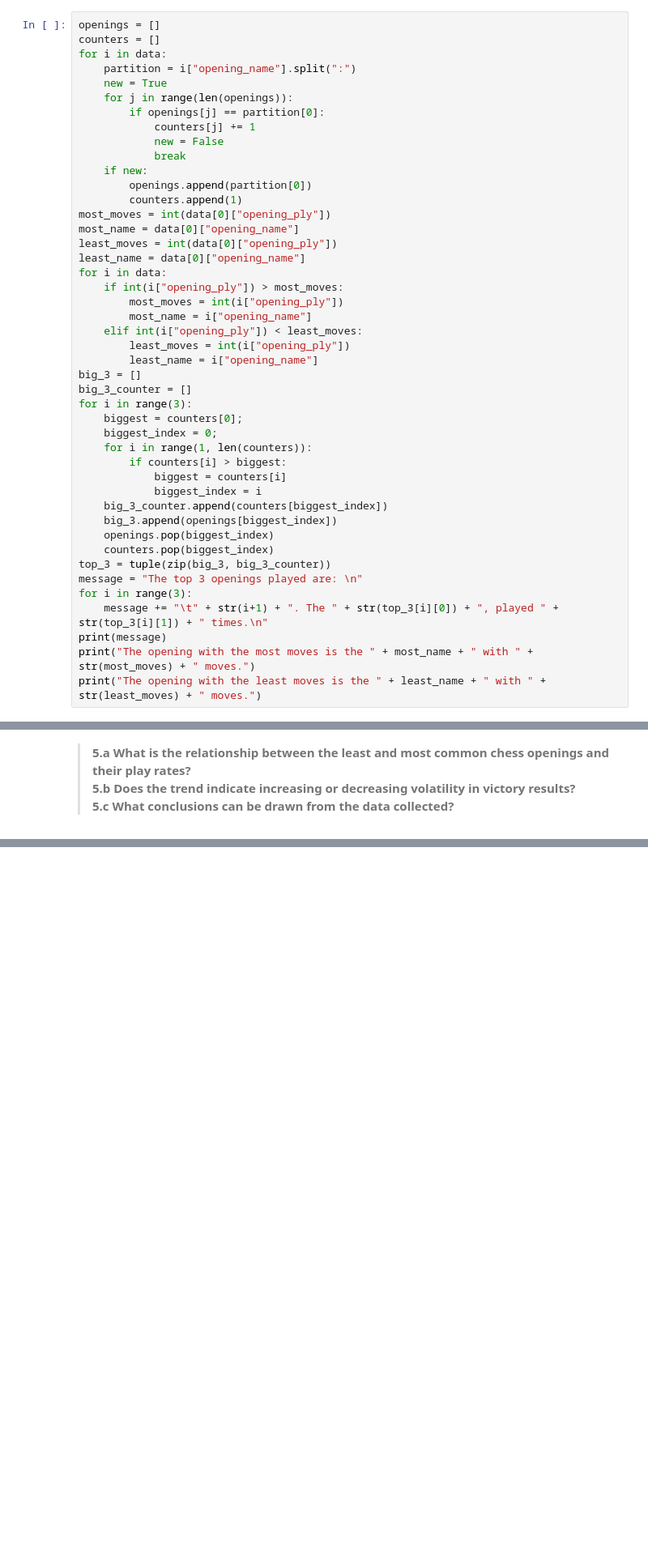
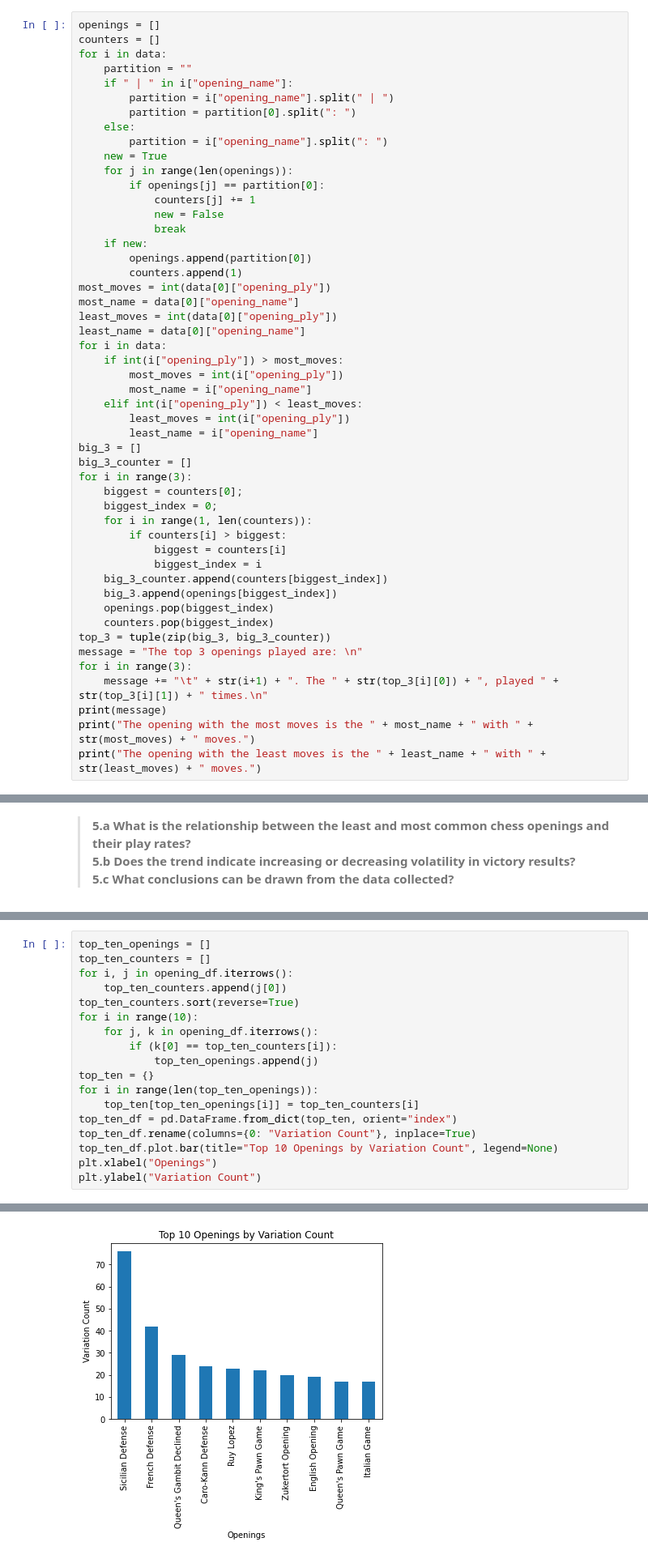
Before and after one commit to AldenCh/CSCI2000U-Final-Project, a Jupyter notebook: group-10-final-project.ipynb, the cells around one changed output, grey strips where cells are left out. Shown at 81% size. Cells and saved outputs as stored; diff of their text form; blank space fills up the shorter version.

```diff
--- a/group-10-final-project.ipynb
+++ b/group-10-final-project.ipynb
@@ -289,7 +290,12 @@ The lowest rated player for black was hortense with a rating of 791.
 openings = []
 counters = []
 for i in data:
-    partition = i["opening_name"].split(":")
+    partition = ""
+    if " | " in i["opening_name"]:
+        partition = i["opening_name"].split(" | ")
+        partition = partition[0].split(": ")
+    else:
+        partition = i["opening_name"].split(": ")
     new = True
     for j in range(len(openings)):
         if openings[j] == partition[0]:
@@ -474,0 +532,19 @@ Average rating in a timeout game             :  1607.6358819076456
+# %%
+top_ten_openings = []
+top_ten_counters = []
+for i, j in opening_df.iterrows():
+    top_ten_counters.append(j[0])
+top_ten_counters.sort(reverse=True)
+for i in range(10):
+    for j, k in opening_df.iterrows():
+        if (k[0] == top_ten_counters[i]):
+            top_ten_openings.append(j)
+top_ten = {}
+for i in range(len(top_ten_openings)):
+    top_ten[top_ten_openings[i]] = top_ten_counters[i]
+top_ten_df = pd.DataFrame.from_dict(top_ten, orient="index")
+top_ten_df.rename(columns={0: "Variation Count"}, inplace=True)
+top_ten_df.plot.bar(title="Top 10 Openings by Variation Count", legend=None)
+plt.xlabel("Openings")
+plt.ylabel("Variation Count")
+# %% [output]
@@ -474,0 +552 @@ Average rating in a timeout game             :  1607.6358819076456
+[figure, added]
```
Also changed, not shown: parts of 6 cells of this notebook.
